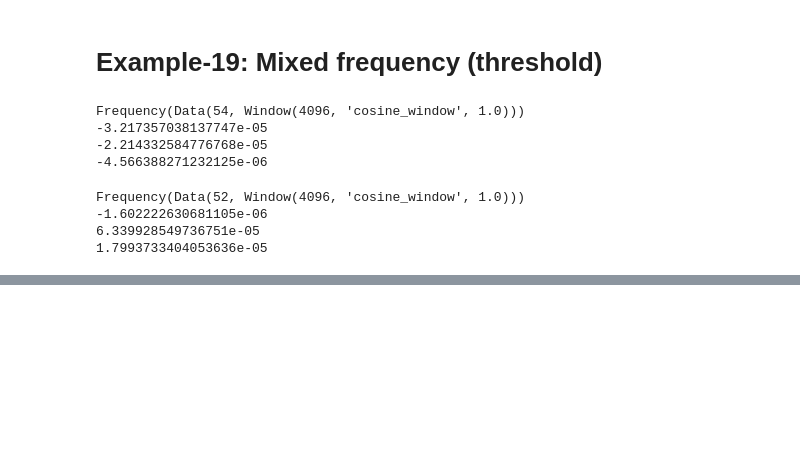
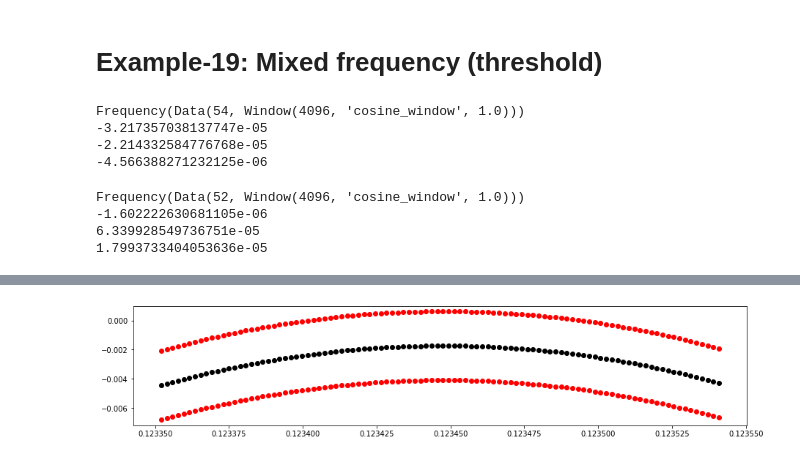
Before and after one commit to i-a-morozov/harmonica, a Jupyter notebook: nb_frequency.ipynb, the cells around one changed output, grey strips where cells are left out. Drawn from its saved outputs; the diff is of its cells as text; code cells hidden in the pictures; blank space fills up the shorter version.

Commit message:
16_11_2021: frequency examples

```diff
--- a/nb_frequency.ipynb
+++ b/nb_frequency.ipynb
@@ -1213,0 +1286,79 @@ Frequency(Data(52, Window(4096, 'cosine_window', 1.0)))
+# %%
+# Estimate frequency uncertainty from one signal using error propagation
+# Noise sigma is assumed to be known
+# For frequency, gradient can't be computed directry, since frequency is estimated as argmax problem
+# In this case, for several frequencies near expected maximum location, corresponding DTFT amplitudes are computed
+# A parabola can be then fitted and standart errors for coefficient can be estimated
+# Error propagation can be used for each frequency value, then weighted fit can be used
+# In this example OLS and WLS are used from statmodels library
+# Note, such frequency uncertainty estimation is not particularly accurate
+# It depends on selected grid of frequencies and might over/under estimate
+# Still, the order of magnitude can be somewhat meaningful
+
+# Set a grid of frequencies near expected maximum
+# Note, here ffrft grid is used for the 1st signal in TbT
+# Here, 100 points near maximum are used, number of points should be increased/decreased for larger/smaller noise
+size = 50
+position, *_ = f.ffrft_bin.to(torch.int32)
+grid = f.ffrft_get_grid()
+grid = grid[position - size : position + size]
+
+# Set signal
+signal = torch.zeros(length, dtype=dtype, device=device)
+signal, *_ = tbt
+signal.requires_grad_(True)
+
+# Set covariance matrix
+m = std**2 + torch.zeros(length, dtype=dtype, device=device)
+m = torch.diag(m)
+
+# Amplitude (log10)
+def get_amplitude(frequency, signal):
+    c = 2.0/win.total*torch.sum(torch.cos(2.0*numpy.pi*frequency*time)*signal*win.data)
+    s = 2.0/win.total*torch.sum(torch.sin(2.0*numpy.pi*frequency*time)*signal*win.data)
+    return torch.log10(torch.sqrt(c*c + s*s))
+
+# Compute amplitude and weight for each frequency
+X = []
+y = []
+w = []
+for frequency in grid:
+    X.append([frequency.cpu().item()**2, frequency.cpu().item(), 1.0])
+    a = get_amplitude(frequency, signal)
+    a.backward()
+    g = signal.grad
+    y.append(a.cpu().item())
+    w.append(1/torch.dot(g, torch.matmul(m, g)).detach().cpu().item())
+    signal.grad = None
+
+# Note, weights are close to one, i.e. OLS and WLS should be close
+min(w)/max(w)
+
+# Plot amplitudes
+plt.figure(figsize=(15, 3))
+plt.scatter(grid.cpu(), y - numpy.sqrt(1/numpy.array(w)), c='red')
+plt.scatter(grid.cpu(), y, c='black')
+plt.scatter(grid.cpu(), y + numpy.sqrt(1/numpy.array(w)), c='red')
+plt.show()
+
+# Fit
+from statsmodels.api import OLS, WLS
+ols = OLS(y, X).fit()
+wls = WLS(y, X, weights=numpy.array(w)).fit()
+
+# Print results
+print(f'STD: {s_f:<16.12}')
+
+a, b, c = ols.params
+s_a, s_b, s_c = ols.bse
+sigma = 1.0/(2.0*a**2)*numpy.sqrt(b**2*s_a**2+a**2*s_b**2)
+print(f'OLS: {sigma:<16.12}')
+
+a, b, c = wls.params
+s_a, s_b, s_c = ols.bse
+sigma = 1.0/(2.0*a**2)*numpy.sqrt(b**2*s_a**2+a**2*s_b**2)
+print(f'WLS: {sigma:<16.12}')
+
+# Note, this uncertainty estimation can be used to do weighted fit for different BPMs
+# %% [output]
+[figure, added]
```
Also changed, not shown: parts of 7 cells of this notebook.
